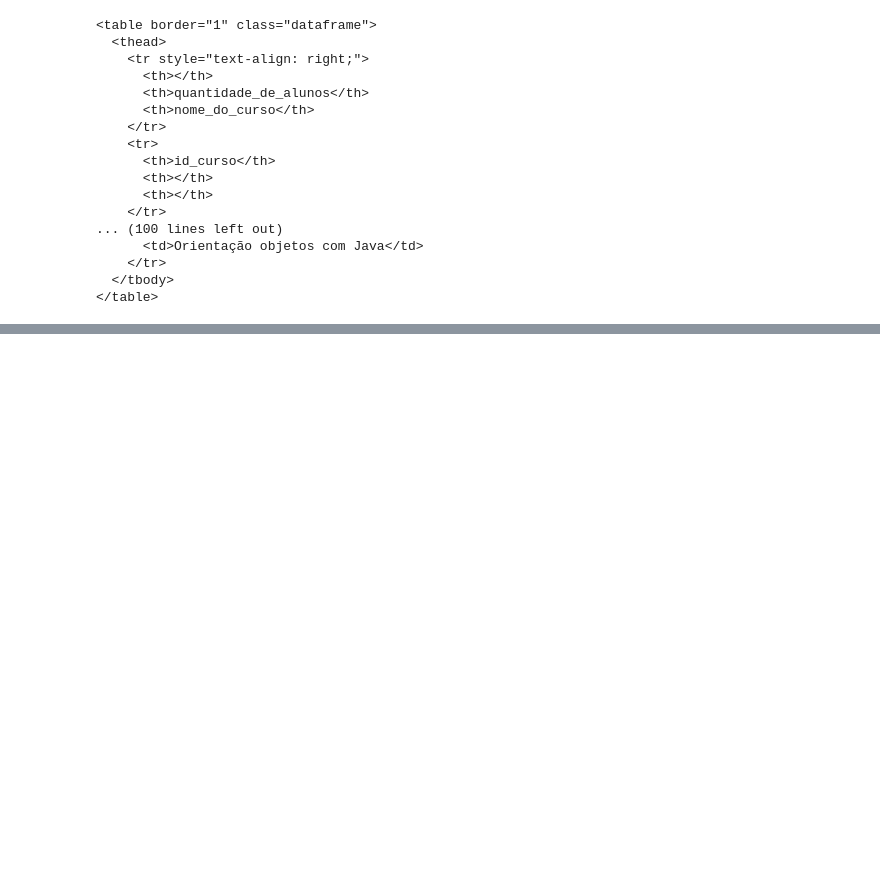
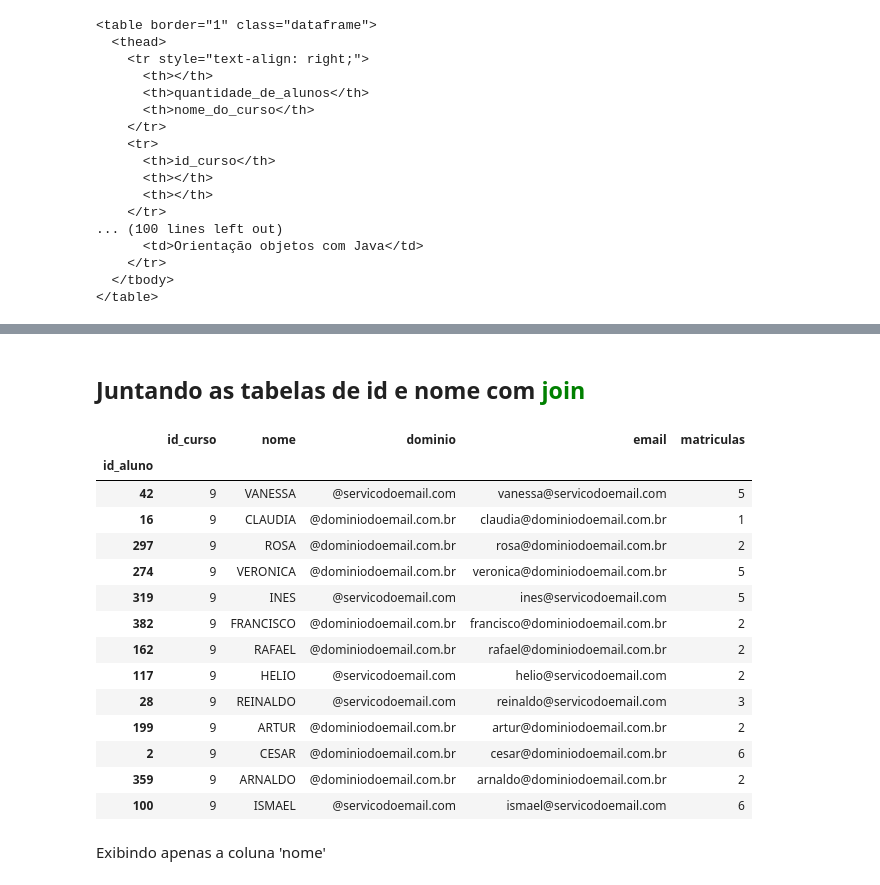
Before and after one commit to KamilaSouza/Python-for-Data-Science, a Jupyter notebook: 5_Input_and_Output/school_dataframe.ipynb, the cells around one changed output, grey strips where cells are left out. Drawn from its saved outputs; the diff is of its cells as text; code cells hidden in the pictures; blank space fills up the shorter version.

```diff
--- a/5_Input_and_Output/school_dataframe.ipynb
+++ b/5_Input_and_Output/school_dataframe.ipynb
@@ -460,0 +621,2 @@ print(matriculas_html)
+# %%
+proxima_turma = matriculas.query(f"id_curso == {id_code}")
@@ -460,0 +640,22 @@ print(matriculas_html)
+# %% [markdown]
+## Juntando as tabelas de id e nome com <font color=green>join
+# %%
+proxima_turma.set_index('id_aluno').join(nomes.set_index('id_aluno'))
+# %% [output]
+|  | id_curso | nome | dominio | email | matriculas |
+| id_aluno |  |  |  |  |  |
+| 42 | 9 | VANESSA | @servicodoemail.com | vanessa@servicodoemail.com | 5 |
+| 16 | 9 | CLAUDIA | @dominiodoemail.com.br | claudia@dominiodoemail.com.br | 1 |
+| 297 | 9 | ROSA | @dominiodoemail.com.br | rosa@dominiodoemail.com.br | 2 |
+| 274 | 9 | VERONICA | @dominiodoemail.com.br | veronica@dominiodoemail.com.br | 5 |
+| 319 | 9 | INES | @servicodoemail.com | ines@servicodoemail.com | 5 |
+| 382 | 9 | FRANCISCO | @dominiodoemail.com.br | francisco@dominiodoemail.com.br | 2 |
+| 162 | 9 | RAFAEL | @dominiodoemail.com.br | rafael@dominiodoemail.com.br | 2 |
+| 117 | 9 | HELIO | @servicodoemail.com | helio@servicodoemail.com | 2 |
+| 28 | 9 | REINALDO | @servicodoemail.com | reinaldo@servicodoemail.com | 3 |
+| 199 | 9 | ARTUR | @dominiodoemail.com.br | artur@dominiodoemail.com.br | 2 |
+| 2 | 9 | CESAR | @dominiodoemail.com.br | cesar@dominiodoemail.com.br | 6 |
+| 359 | 9 | ARNALDO | @dominiodoemail.com.br | arnaldo@dominiodoemail.com.br | 2 |
+| 100 | 9 | ISMAEL | @servicodoemail.com | ismael@servicodoemail.com | 6 |
+# %% [markdown]
+Exibindo apenas a coluna 'nome'
```
Also changed, not shown: parts of 47 cells of this notebook, 1 other file.
